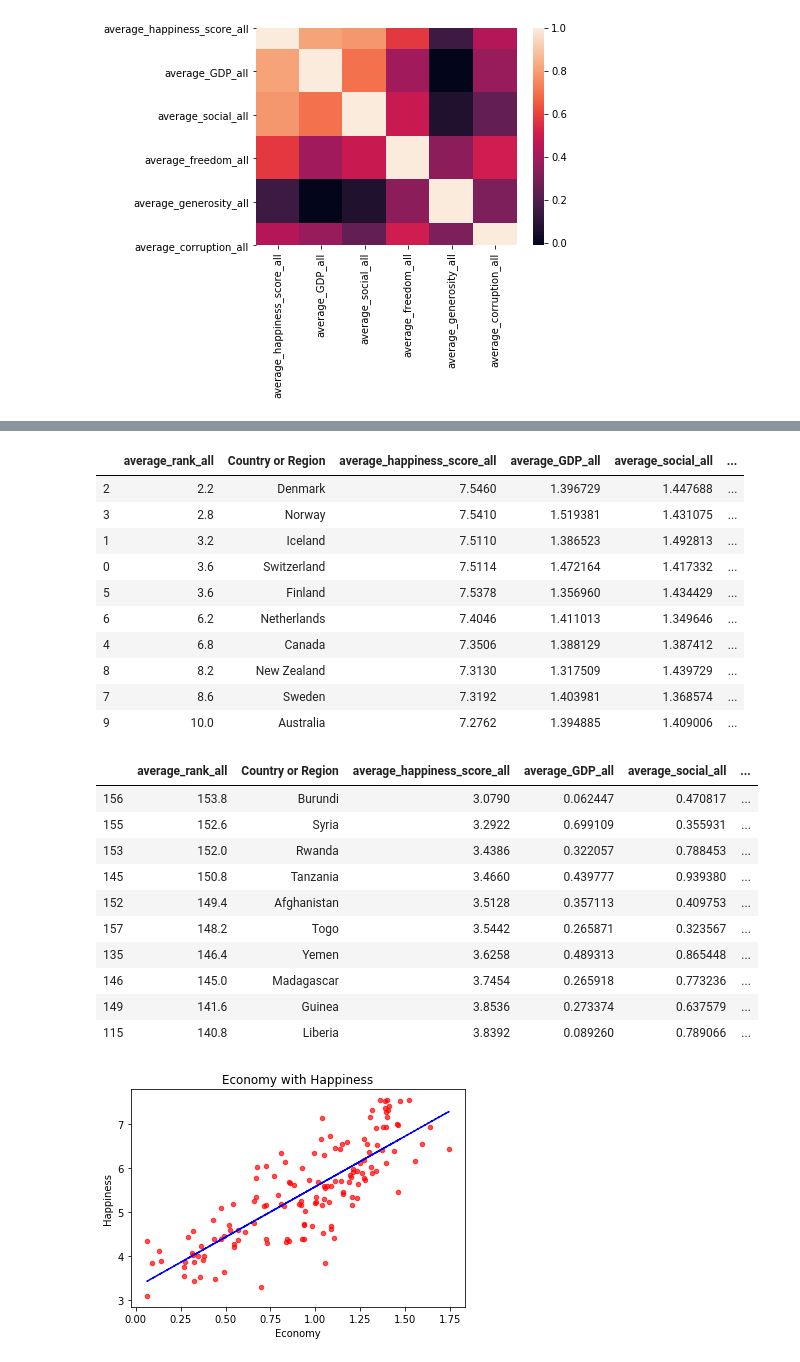
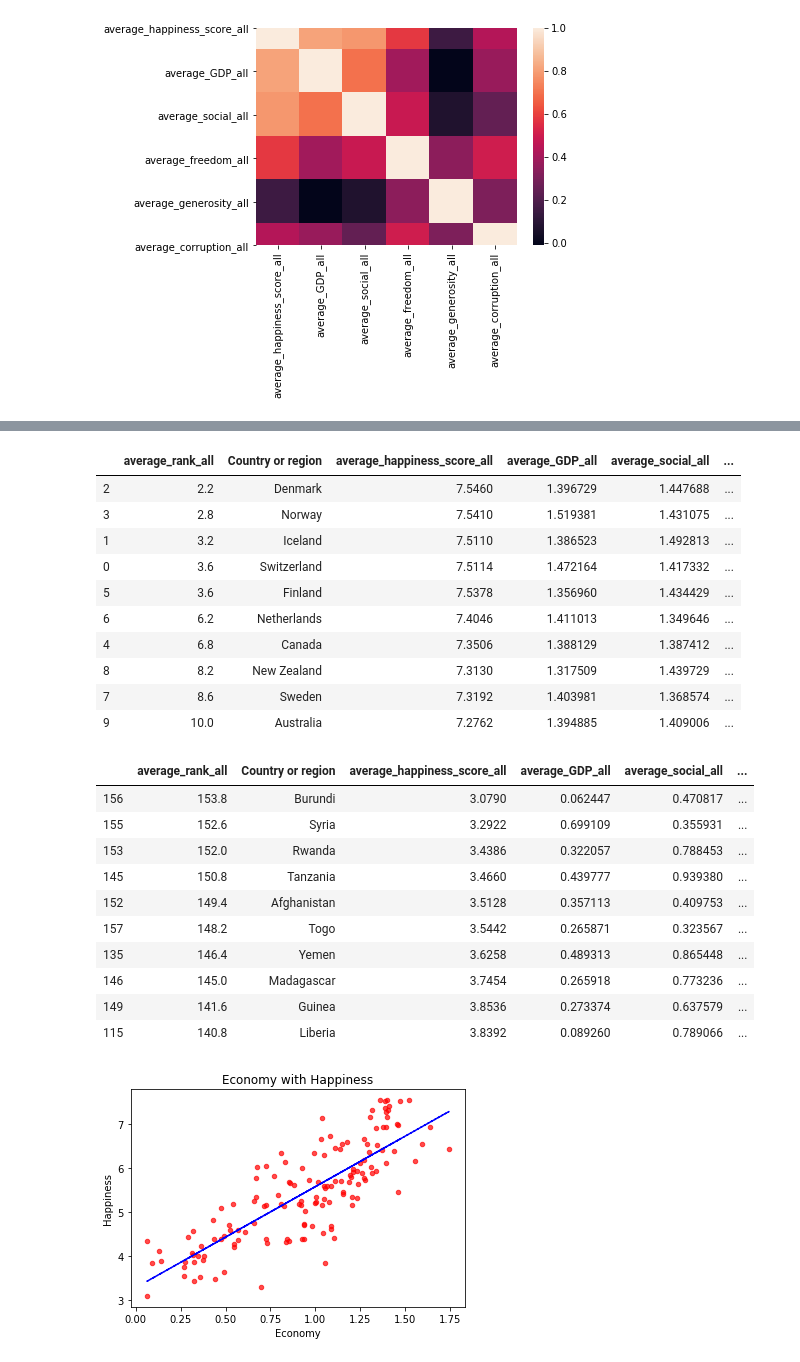
Before and after one commit to jcook25/project-one, a Jupyter notebook: Tammy.ipynb, the cells around one changed output, grey strips where cells are left out. Saved outputs shown, nothing was run; the diff lists cells and outputs as text; code cells hidden in the pictures.

```diff
--- a/Tammy.ipynb
+++ b/Tammy.ipynb
@@ -359,6 +357,3 @@ sns.heatmap(cor, square = True)
 # %% [output]
 <matplotlib.axes._subplots.AxesSubplot at 0x...>
 [figure]
-# %%
-df_all= df_all.rename(columns={"Country or region":"Country or Region"})
-df_all
@@ -379,17 +360,17 @@ df_all
 # %%
 # Top ten happiness rank
 
-df_all[['average_rank_all', 'Country or Region',
+df_all[['average_rank_all', 'Country or region',
         'average_happiness_score_all',
         'average_GDP_all',
         'average_social_all',
         'average_health_all',
         'average_freedom_all',
         'average_generosity_all',
         'average_corruption_all']].sort_values(by = 'average_rank_all',
             ascending = True).head(10)
 # %% [output]
-|  | average_rank_all | Country or Region | average_happiness_score_all | average_GDP_all | average_social_all | ... |
+|  | average_rank_all | Country or region | average_happiness_score_all | average_GDP_all | average_social_all | ... |
 | 2 | 2.2 | Denmark | 7.5460 | 1.396729 | 1.447688 | ... |
 | 3 | 2.8 | Norway | 7.5410 | 1.519381 | 1.431075 | ... |
 | 1 | 3.2 | Iceland | 7.5110 | 1.386523 | 1.492813 | ... |
@@ -403,7 +384,7 @@ df_all[['average_rank_all', 'Country or Region',
 # %%
 # Last ten happiness rank
 
-df_all[['average_rank_all', 'Country or Region',
+df_all[['average_rank_all', 'Country or region',
         'average_happiness_score_all',
         'average_GDP_all',
         'average_social_all',
@@ -413,7 +394,7 @@ df_all[['average_rank_all', 'Country or Region',
         'average_corruption_all']].sort_values(by = 'average_rank_all',
             ascending = False).head(10)
 # %% [output]
-|  | average_rank_all | Country or Region | average_happiness_score_all | average_GDP_all | average_social_all | ... |
+|  | average_rank_all | Country or region | average_happiness_score_all | average_GDP_all | average_social_all | ... |
 | 156 | 153.8 | Burundi | 3.0790 | 0.062447 | 0.470817 | ... |
 | 155 | 152.6 | Syria | 3.2922 | 0.699109 | 0.355931 | ... |
 | 153 | 152.0 | Rwanda | 3.4386 | 0.322057 | 0.788453 | ... |
```
Also changed, not shown: parts of 5 cells of this notebook, 2 other files.
